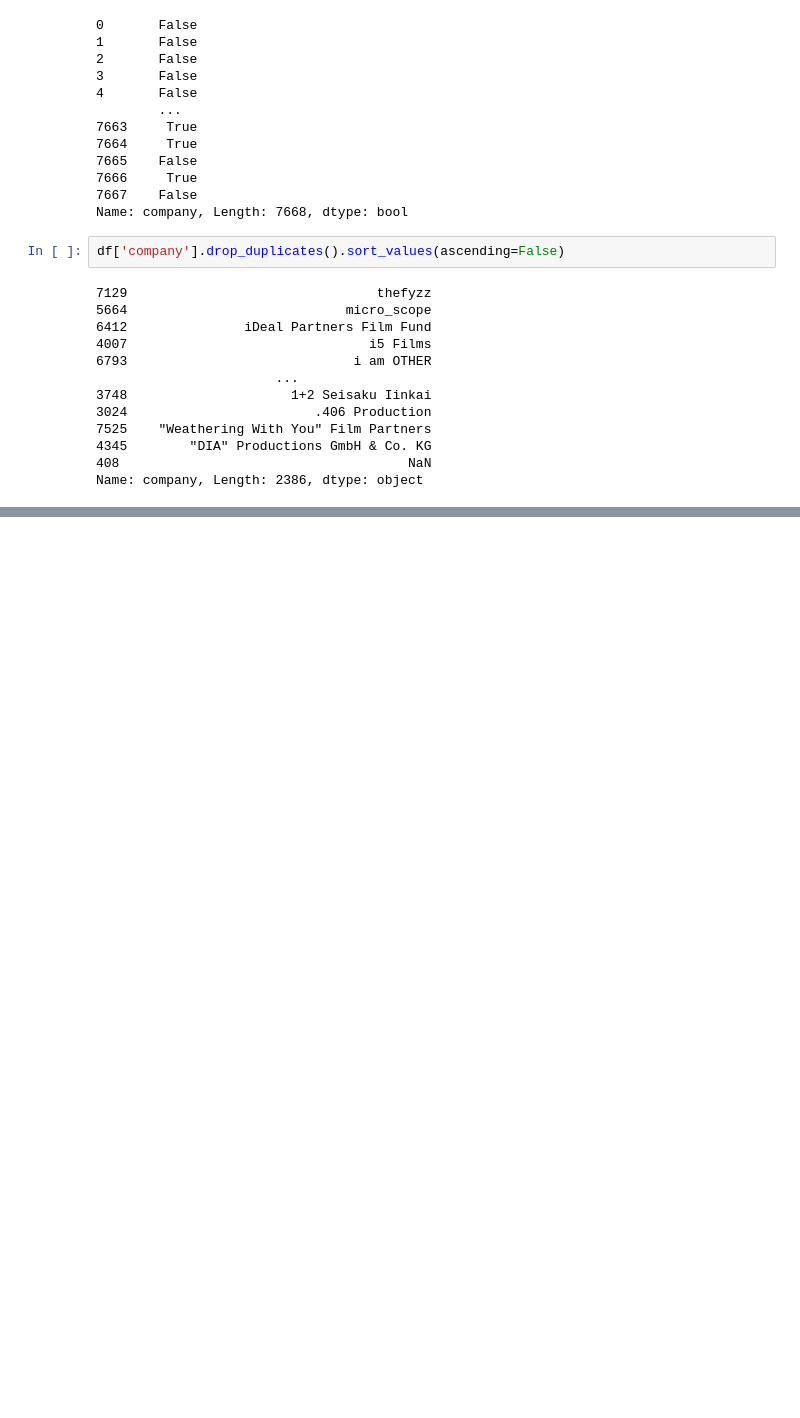
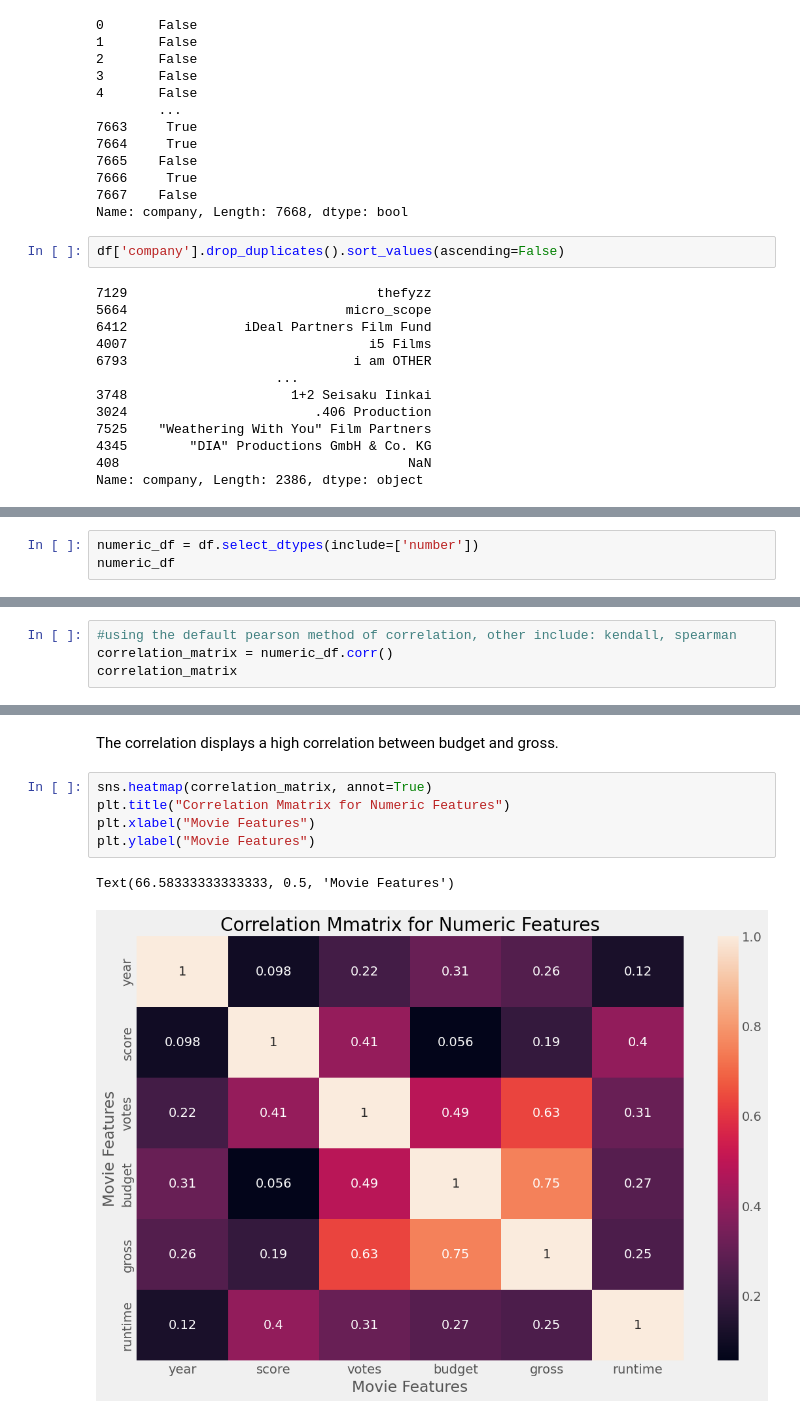
Before and after one commit to EdwinKingori/MovieCorrelation, a Jupyter notebook: Movie_correlation_analysis.ipynb, the cells around one changed output, grey strips where cells are left out. Saved outputs shown, nothing was run; the diff lists cells and outputs as text; blank space fills up the shorter version.

```diff
--- a/Movie_correlation_analysis.ipynb
+++ b/Movie_correlation_analysis.ipynb
@@ -251,0 +300,3 @@ memory usage: 898.7+ KB
+# %%
+numeric_df = df.select_dtypes(include=['number'])
+numeric_df
@@ -251,0 +333,4 @@ memory usage: 898.7+ KB
+# %%
+#using the default pearson method of correlation, other include: kendall, spearman
+correlation_matrix = numeric_df.corr()
+correlation_matrix
@@ -251,0 +345,10 @@ memory usage: 898.7+ KB
+# %% [markdown]
+The correlation displays a high correlation between budget and gross.
+# %%
+sns.heatmap(correlation_matrix, annot=True)
+plt.title("Correlation Mmatrix for Numeric Features")
+plt.xlabel("Movie Features")
+plt.ylabel("Movie Features")
+# %% [output]
+Text(66.58333333333333, 0.5, 'Movie Features')
+[figure, added]
```
Also changed, not shown: parts of 24 cells of this notebook.
